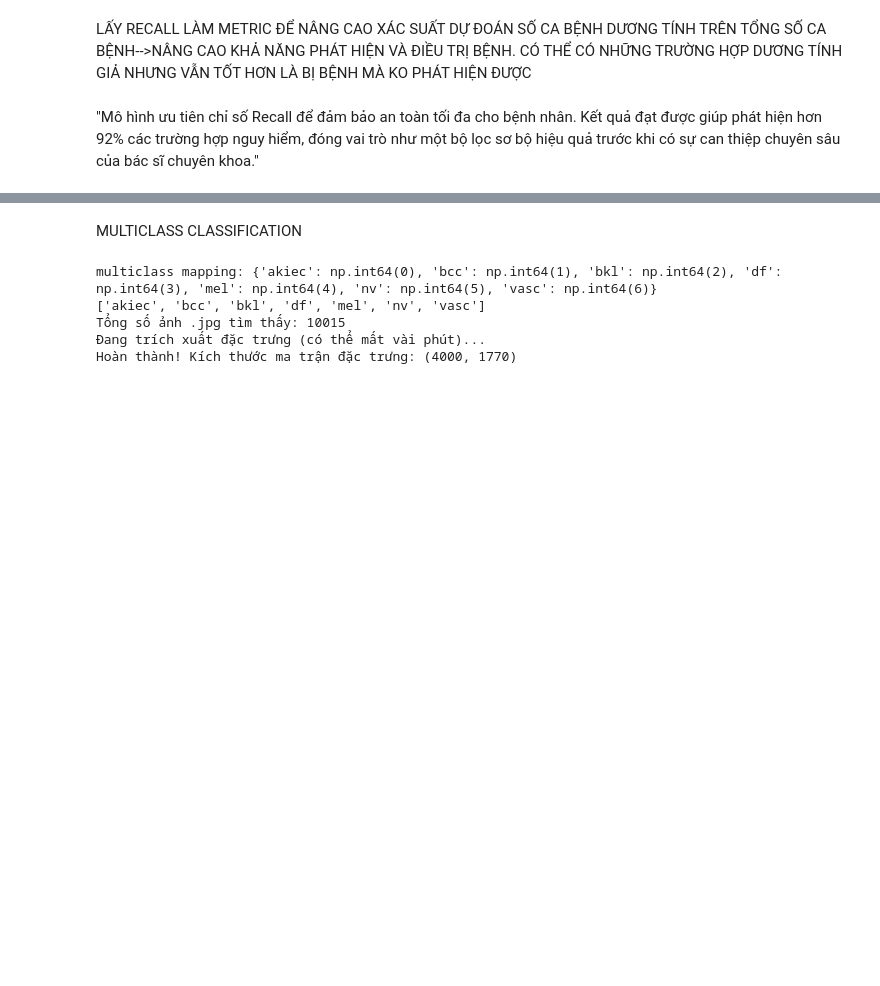
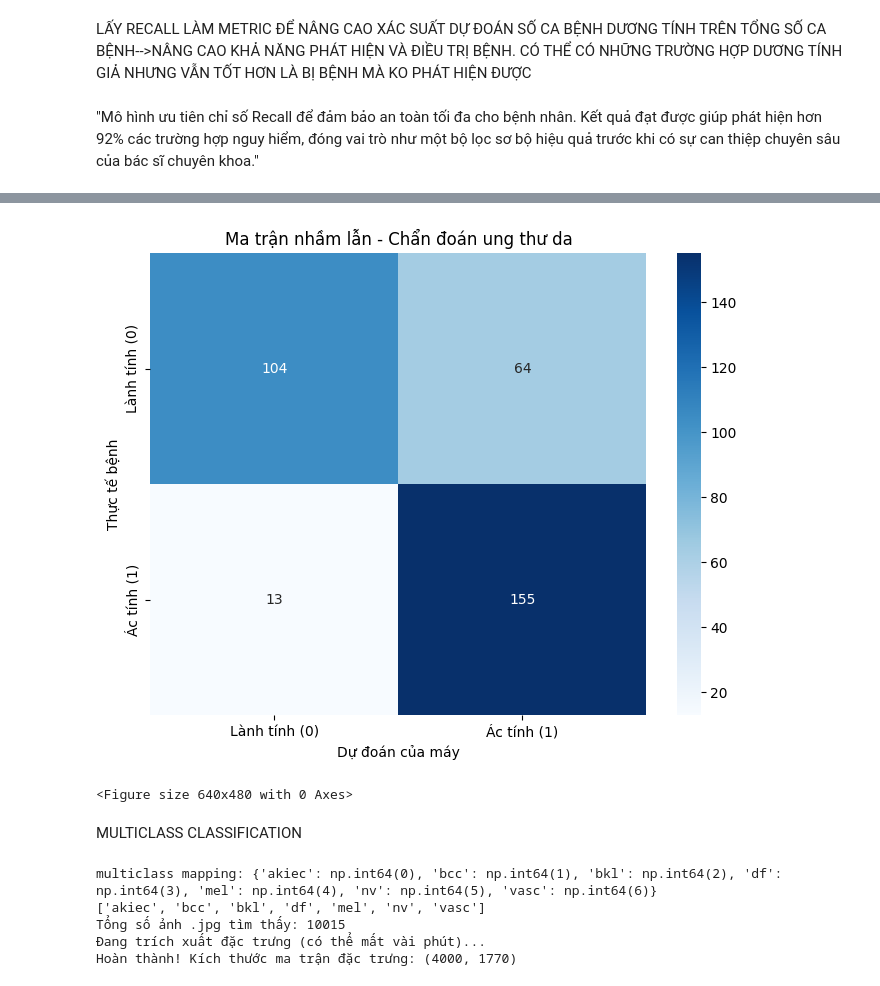
Before and after one commit to nam07famiVN/skin_cancer_image_classification, a Jupyter notebook: binary&multiclass_classification_SVM.ipynb, the cells around one changed output, grey strips where cells are left out. Saved outputs shown, nothing was run; the diff lists cells and outputs as text; code cells hidden in the pictures; blank space fills up the shorter version.

```diff
--- a/binary&multiclass_classification_SVM.ipynb
+++ b/binary&multiclass_classification_SVM.ipynb
@@ -178,12 +225,15 @@ plt.savefig('/content/drive/MyDrive/IT/CYBERSOFT_MachineDeeplearning/capstone_pr
 # %%
 #vẽ heatmap của confusion matrix
-cm = confusion_matrix(y_test, grid_predictions)
+cm = confusion_matrix(y_test_res, grid_predictions)
 plt.figure(figsize=(8, 6))
 sns.heatmap(cm, annot=True, fmt='d', cmap='Blues',
             xticklabels=['Lành tính (0)', 'Ác tính (1)'],
             yticklabels=['Lành tính (0)', 'Ác tính (1)'])
 plt.xlabel('Dự đoán của máy')
 plt.ylabel('Thực tế bệnh')
 plt.title('Ma trận nhầm lẫn - Chẩn đoán ung thư da')
 plt.show()
 plt.savefig('/content/drive/MyDrive/IT/CYBERSOFT_MachineDeeplearning/capstone_project/binary_confusion_matrix.png')
+# %% [output]
+[figure, added]
+<Figure size 640x480 with 0 Axes>
```
Also changed, not shown: parts of 6 cells of this notebook.
